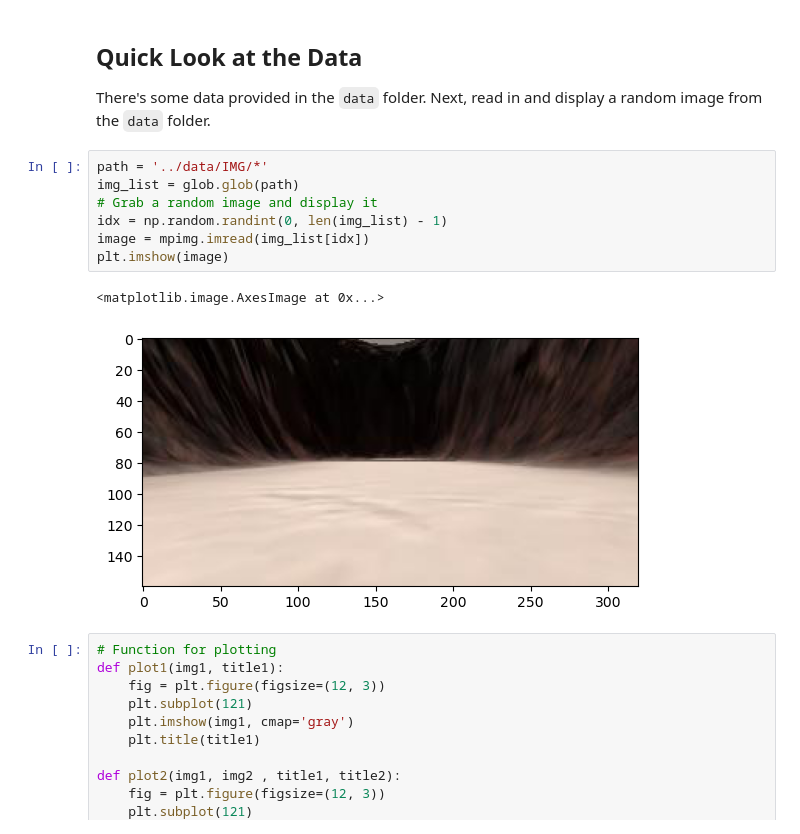
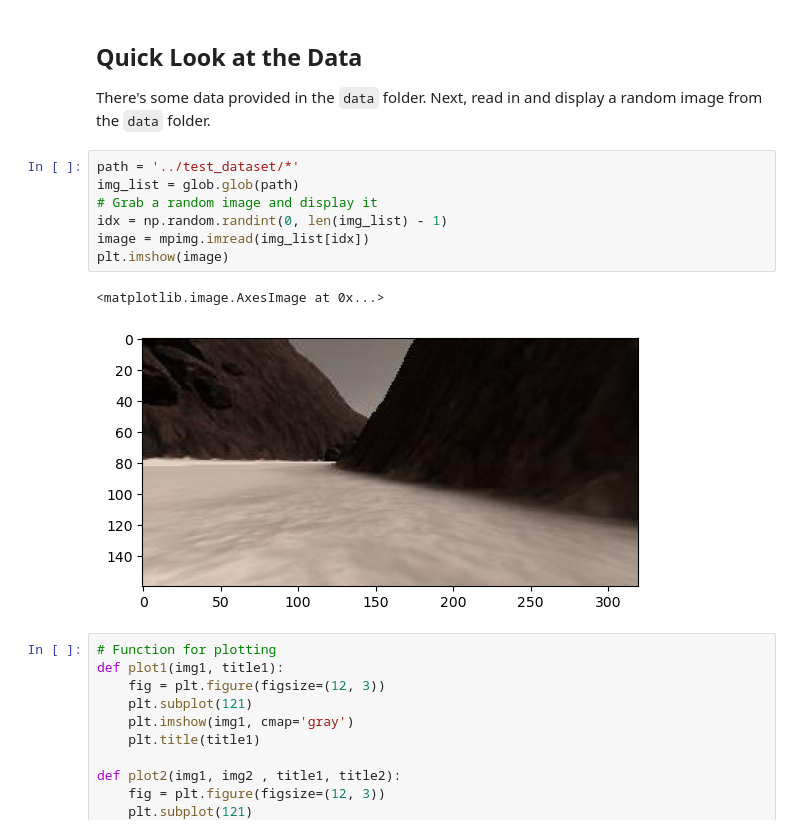
Before and after one commit to Abdel-Rahman-Emam/CSE483-project, a Jupyter notebook: Rover_Project_Test_Notebook.ipynb, the cells around one changed output. Drawn from its saved outputs; the diff is of its cells as text.

```diff
--- a/Rover_Project_Test_Notebook.ipynb
+++ b/Rover_Project_Test_Notebook.ipynb
@@ -15,15 +15,15 @@ import pandas as pd
 There's some data provided in the `data` folder.
 Next, read in and display a random image from the `data` folder.
 # %%
-path = '../data/IMG/*'
+path = '../test_dataset/*'
 img_list = glob.glob(path)
 # Grab a random image and display it
 idx = np.random.randint(0, len(img_list) - 1)
 image = mpimg.imread(img_list[idx])
 plt.imshow(image)
 # %% [output]
 <matplotlib.image.AxesImage at 0x...>
-[figure, old version]
+[figure, new version]
 # %%
 # Function for plotting
 def plot1(img1, title1):
```
Also changed, not shown: parts of 4 cells of this notebook.
